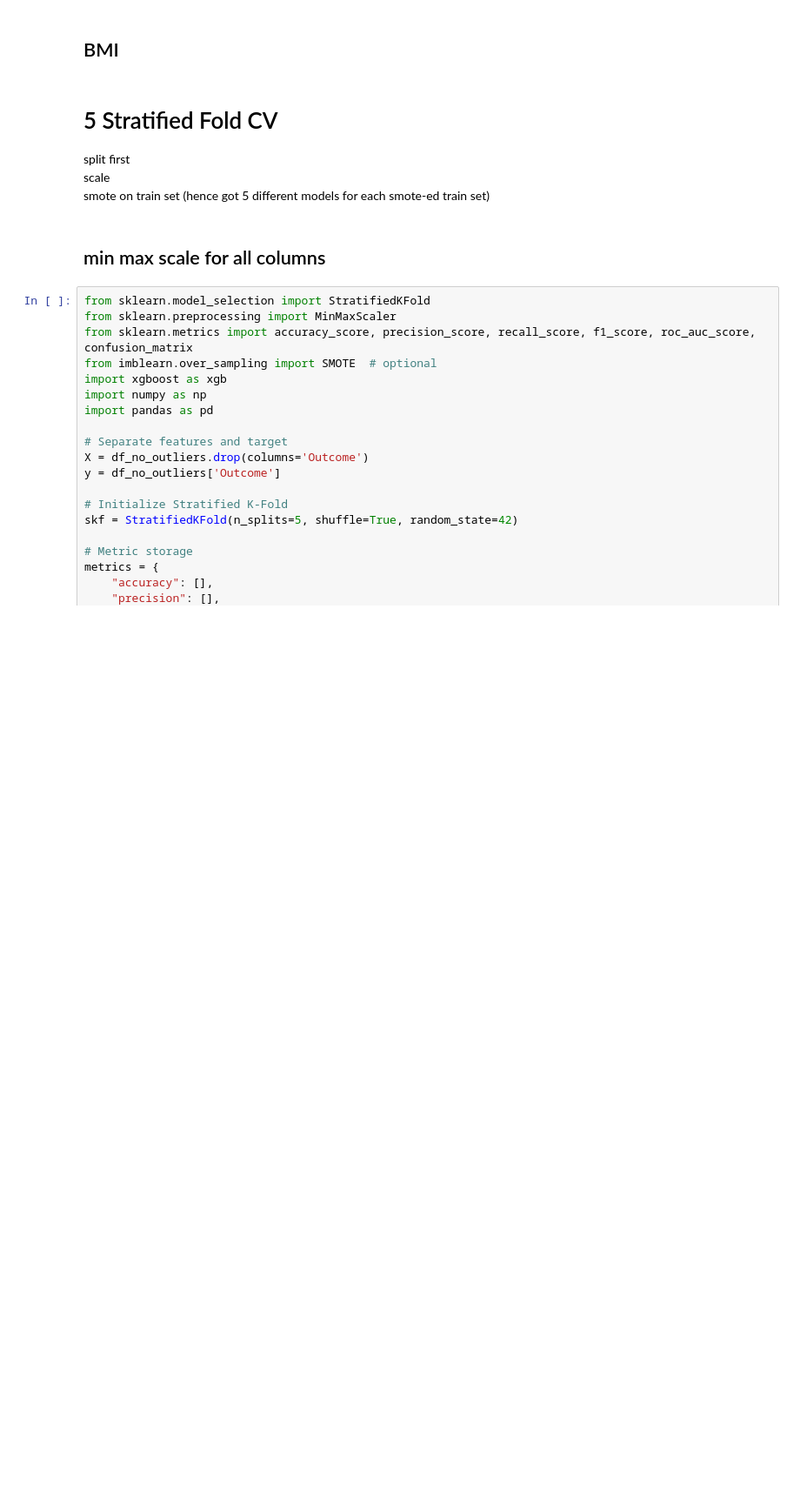
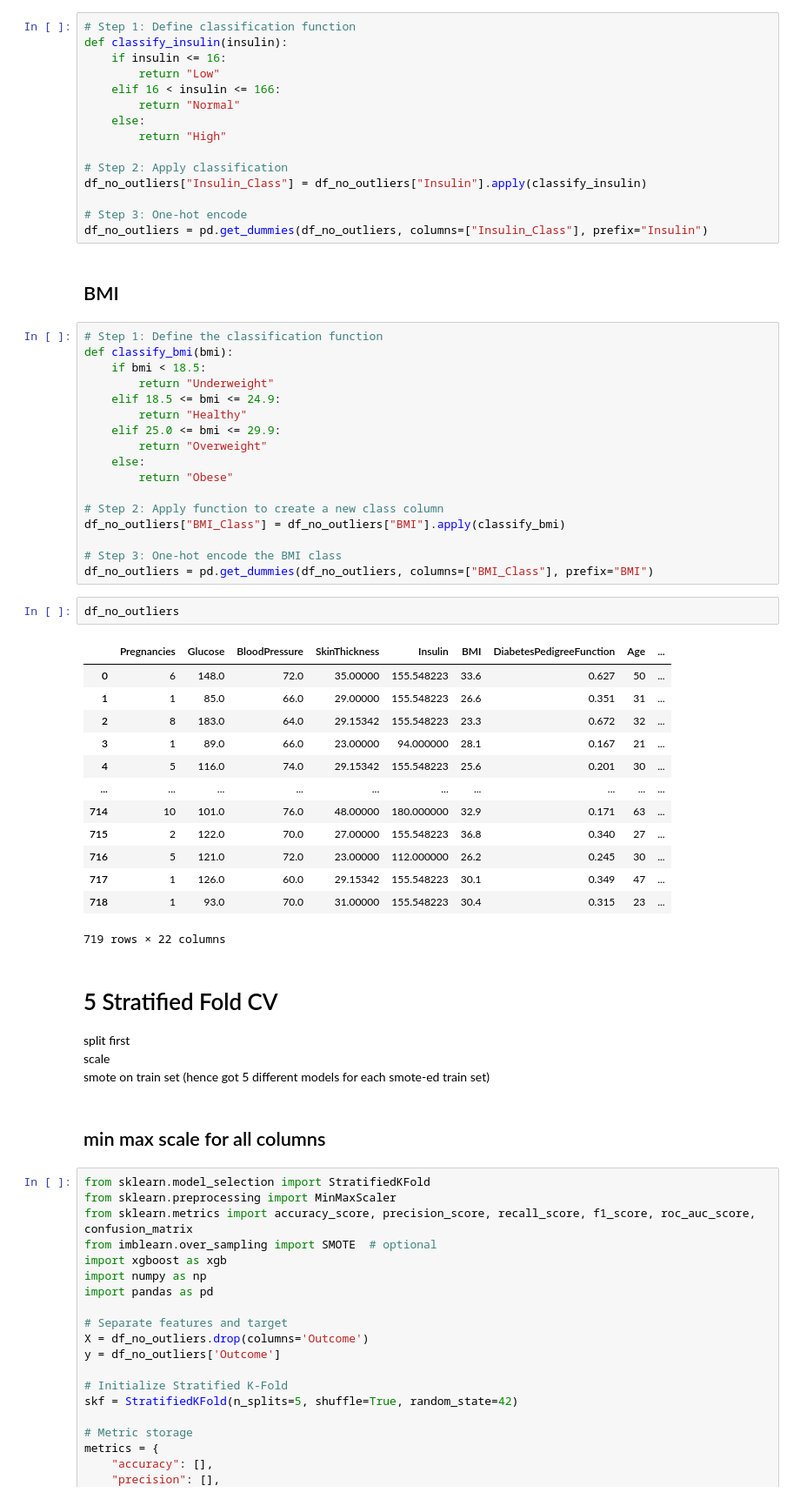
Before and after one commit to nigelmaxwee/sc5010-introduction-to-data-analysis, a Jupyter notebook: data-preprocessing.ipynb, the cells around one changed output. Shown: that part at 87% size. Drawn from its saved outputs; the diff is of its cells as text; blank space fills up the shorter version.

```diff
--- a/data-preprocessing.ipynb
+++ b/data-preprocessing.ipynb
@@ -225,7 +269,55 @@ plt.show()
 # %% [markdown]
 ## Insulin
+# %%
+# Step 1: Define classification function
+def classify_insulin(insulin):
+    if insulin <= 16:
+        return "Low"
+    elif 16 < insulin <= 166:
+        return "Normal"
+    else:
+        return "High"
+
+# Step 2: Apply classification
+df_no_outliers["Insulin_Class"] = df_no_outliers["Insulin"].apply(classify_insulin)
+
+# Step 3: One-hot encode
+df_no_outliers = pd.get_dummies(df_no_outliers, columns=["Insulin_Class"], prefix="Insulin")
 # %% [markdown]
 ## BMI
+# %%
+# Step 1: Define the classification function
+def classify_bmi(bmi):
+    if bmi < 18.5:
+        return "Underweight"
+    elif 18.5 <= bmi <= 24.9:
+        return "Healthy"
+    elif 25.0 <= bmi <= 29.9:
+        return "Overweight"
+    else:
+        return "Obese"
+
+# Step 2: Apply function to create a new class column
+df_no_outliers["BMI_Class"] = df_no_outliers["BMI"].apply(classify_bmi)
+
+# Step 3: One-hot encode the BMI class
+df_no_outliers = pd.get_dummies(df_no_outliers, columns=["BMI_Class"], prefix="BMI")
+# %%
+df_no_outliers
+# %% [output]
+|  | Pregnancies | Glucose | BloodPressure | SkinThickness | Insulin | BMI | DiabetesPedigreeFunction | Age | ... |
+| 0 | 6 | 148.0 | 72.0 | 35.00000 | 155.548223 | 33.6 | 0.627 | 50 | ... |
+| 1 | 1 | 85.0 | 66.0 | 29.00000 | 155.548223 | 26.6 | 0.351 | 31 | ... |
+| 2 | 8 | 183.0 | 64.0 | 29.15342 | 155.548223 | 23.3 | 0.672 | 32 | ... |
+| 3 | 1 | 89.0 | 66.0 | 23.00000 | 94.000000 | 28.1 | 0.167 | 21 | ... |
+| 4 | 5 | 116.0 | 74.0 | 29.15342 | 155.548223 | 25.6 | 0.201 | 30 | ... |
+| ... | ... | ... | ... | ... | ... | ... | ... | ... | ... |
+| 714 | 10 | 101.0 | 76.0 | 48.00000 | 180.000000 | 32.9 | 0.171 | 63 | ... |
+| 715 | 2 | 122.0 | 70.0 | 27.00000 | 155.548223 | 36.8 | 0.340 | 27 | ... |
+| 716 | 5 | 121.0 | 72.0 | 23.00000 | 112.000000 | 26.2 | 0.245 | 30 | ... |
+| 717 | 1 | 126.0 | 60.0 | 29.15342 | 155.548223 | 30.1 | 0.349 | 47 | ... |
+| 718 | 1 | 93.0 | 70.0 | 31.00000 | 155.548223 | 30.4 | 0.315 | 23 | ... |
+719 rows × 22 columns
 # %% [markdown]
 # 5 Stratified Fold CV
 split first <br>
```
Also changed, not shown: parts of 4 cells of this notebook.
